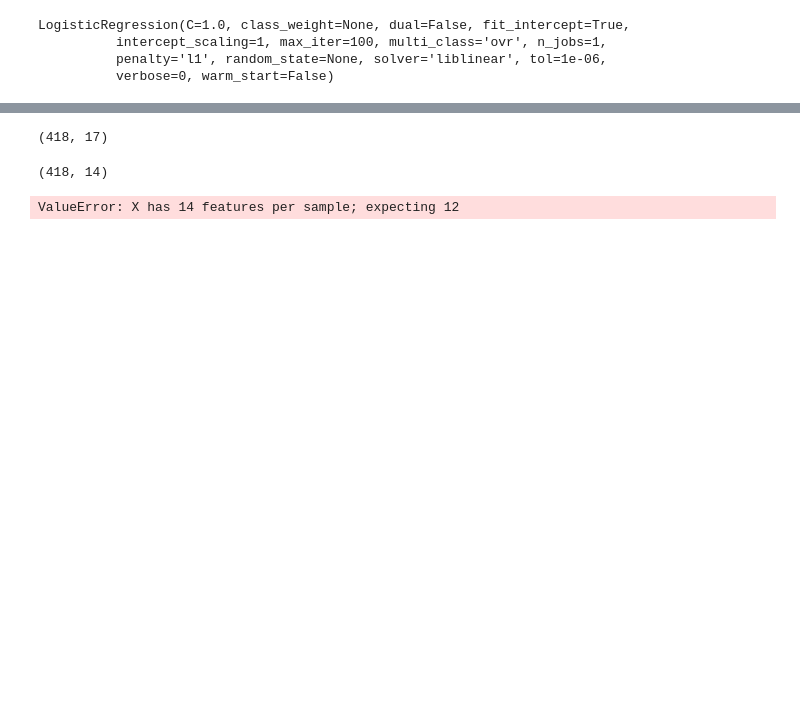
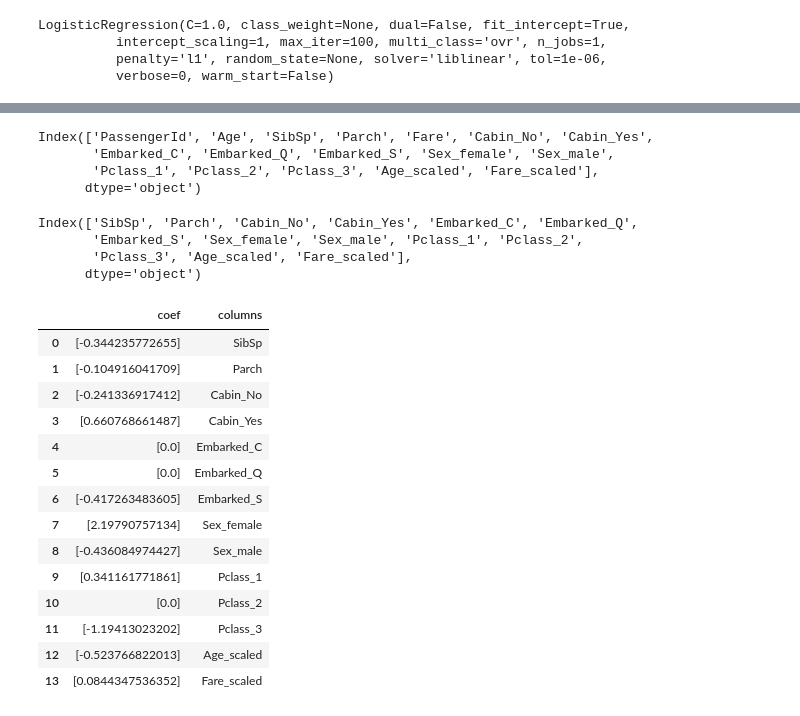
Before and after one commit to toyo-oh/ml_in_action, a Jupyter notebook: kaggle_prc/Titanic/model/lr.ipynb, the cells around one changed output, grey strips where cells are left out. Saved outputs shown, nothing was run; the diff lists cells and outputs as text; code cells hidden in the pictures; blank space fills up the shorter version.

```diff
--- a/kaggle_prc/Titanic/model/lr.ipynb
+++ b/kaggle_prc/Titanic/model/lr.ipynb
@@ -260,9 +239,9 @@ df_train
 # %%
 dummy_Cabin = pd.get_dummies(df_train.Cabin,  prefix="Cabin")
 dummy_Embarked = pd.get_dummies(df_train['Embarked'],  prefix="Embarked")
-dummy_SibSp = pd.get_dummies(df_train['SibSp'], prefix="Sibsp")
+dummy_Sex = pd.get_dummies(df_train['Sex'], prefix="Sex")
 dummy_Pclass =pd.get_dummies(df_train['Pclass'], prefix="Pclass")
 # %%
-df_new= pd.concat([df_train, dummy_Cabin,dummy_Embarked,dummy_SibSp,dummy_Pclass], axis=1)
+df_new= pd.concat([df_train, dummy_Cabin,dummy_Embarked,dummy_Sex,dummy_Pclass], axis=1)
 df_new.shape
 # %% [output]
@@ -337,17 +314,40 @@ test_new = pd.concat([df_test, dummies_Cabin, dummies_Embarked, dummies_Sex, dum
 test_new.drop(['Pclass', 'Name', 'Sex', 'Ticket', 'Cabin', 'Embarked'], axis=1, inplace=True)
 test_new['Age_scaled'] = scaler.fit(test_new[['Age']]).transform(test_new[['Age']])
 test_new['Fare_scaled'] = scaler.fit(test_new[['Fare']]).transform(test_new[['Fare']])
-test_new.shape
+test_new.columns
 # %% [output]
-(418, 17)
+Index(['PassengerId', 'Age', 'SibSp', 'Parch', 'Fare', 'Cabin_No', 'Cabin_Yes',
+       'Embarked_C', 'Embarked_Q', 'Embarked_S', 'Sex_female', 'Sex_male',
+       'Pclass_1', 'Pclass_2', 'Pclass_3', 'Age_scaled', 'Fare_scaled'],
+      dtype='object')
 # %%
 test = test_new.filter(regex='Survived|Age_.*|SibSp|Parch|Fare_.*|Cabin_.*|Embarked_.*|Sex_.*|Pclass_.*')
-test.shape
+test.columns
 # %% [output]
-(418, 14)
+Index(['SibSp', 'Parch', 'Cabin_No', 'Cabin_Yes', 'Embarked_C', 'Embarked_Q',
+       'Embarked_S', 'Sex_female', 'Sex_male', 'Pclass_1', 'Pclass_2',
+       'Pclass_3', 'Age_scaled', 'Fare_scaled'],
+      dtype='object')
 # %%
 predictions = clf.predict(test)
 result = pd.DataFrame({'PassengerId':test_new['PassengerId'].as_matrix(), 'Survived':predictions.astype(np.int32)})
 result.to_csv("../data/lr_predictions.csv", index=False)
-# %% [output]
-ValueError: X has 14 features per sample; expecting 12
+# %%
+coef=pd.DataFrame({"columns":list(train_df.columns)[1:], "coef":list(clf.coef_.T)})
+coef
+# %% [output]
+|  | coef | columns |
+| 0 | [-0.344235772655] | SibSp |
+| 1 | [-0.104916041709] | Parch |
+| 2 | [-0.241336917412] | Cabin_No |
+| 3 | [0.660768661487] | Cabin_Yes |
+| 4 | [0.0] | Embarked_C |
+| 5 | [0.0] | Embarked_Q |
+| 6 | [-0.417263483605] | Embarked_S |
+| 7 | [2.19790757134] | Sex_female |
+| 8 | [-0.436084974427] | Sex_male |
+| 9 | [0.341161771861] | Pclass_1 |
+| 10 | [0.0] | Pclass_2 |
+| 11 | [-1.19413023202] | Pclass_3 |
+| 12 | [-0.523766822013] | Age_scaled |
+| 13 | [0.0844347536352] | Fare_scaled |
```
Also changed, not shown: parts of 6 cells of this notebook, 1 other file.
